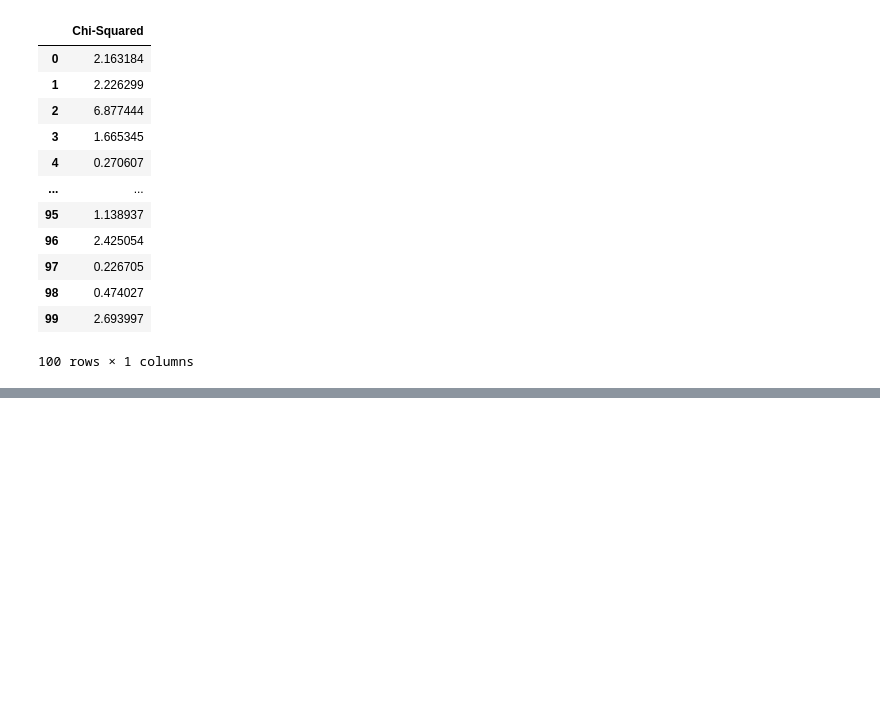
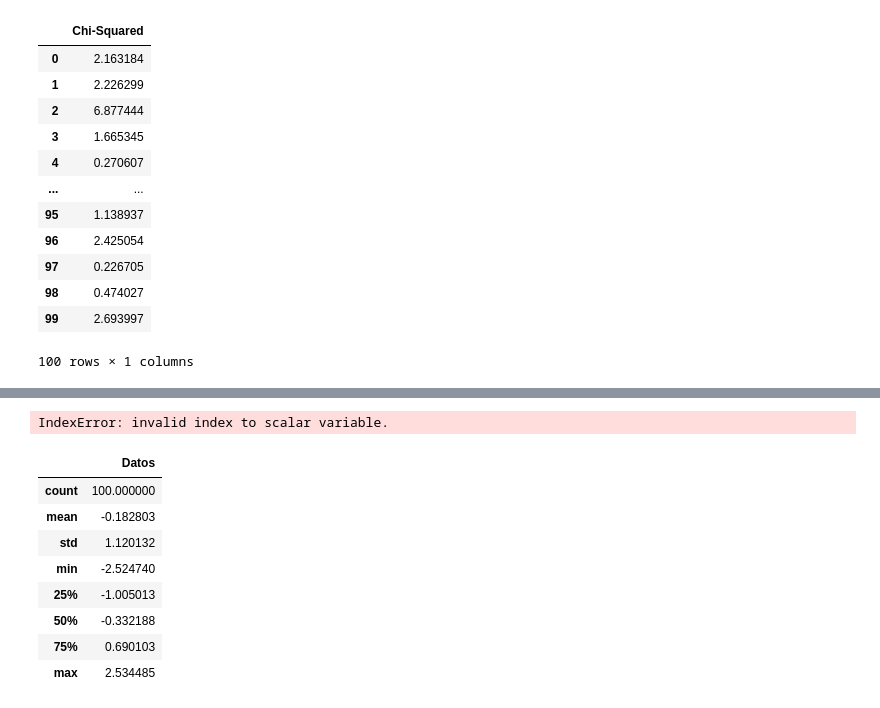
Before and after one commit to 4GeeksAcademy/my_descriptive-statistics-exercises-project-with-python, a Jupyter notebook: notebook/problems.ipynb, the cells around one changed output, grey strips where cells are left out. Saved outputs shown, nothing was run; the diff lists cells and outputs as text; code cells hidden in the pictures; blank space fills up the shorter version.

```diff
--- a/notebook/problems.ipynb
+++ b/notebook/problems.ipynb
@@ -82,0 +99,60 @@ print(statistics)
+# %%
+import numpy as np
+from scipy import stats
+import pandas as pd
+
+# Definir los parámetros para la distribución normal
+mu, sigma = 0, 1  # Media 0, Desviación estándar 1
+s = np.random.normal(mu, sigma, 100)
+
+# Calcular la media, mediana, moda y desviación estándar
+mean_s = np.mean(s)
+median_s = np.median(s)
+std_dev_s = np.std(s)
+
+# Para la moda usamos scipy.stats
+mode_s = stats.mode(s)[0][0]
+
+# Organizar los resultados en un diccionario
+stats_normal = {
+    "Media": mean_s,
+    "Mediana": median_s,
+    "Moda": mode_s,
+    "Desviación Estándar": std_dev_s
+}
+
+# Crear un DataFrame para visualizar
+df_stats_normal = pd.DataFrame(stats_normal, index=["Valores"]).T
+
+# Mostrar el DataFrame
+print(df_stats_normal)
+# %% [output]
+IndexError: invalid index to scalar variable.
+# %%
+import statistics as stats
+from scipy.stats import skew
+from scipy.stats import kurtosis
+import pandas as pd
+
+#mode = stats.mode(s)
+#mode
+
+#media = stats.mean(s)
+#media
+
+#mediana = stats.median(s)
+#mediana
+
+
+df = pd.DataFrame(s, columns=['Datos'])
+df.describe()
+# %% [output]
+|  | Datos |
+| count | 100.000000 |
+| mean | -0.182803 |
+| std | 1.120132 |
+| min | -2.524740 |
+| 25% | -1.005013 |
+| 50% | -0.332188 |
+| 75% | 0.690103 |
+| max | 2.534485 |
```
Also changed, not shown: parts of 12 cells of this notebook.
